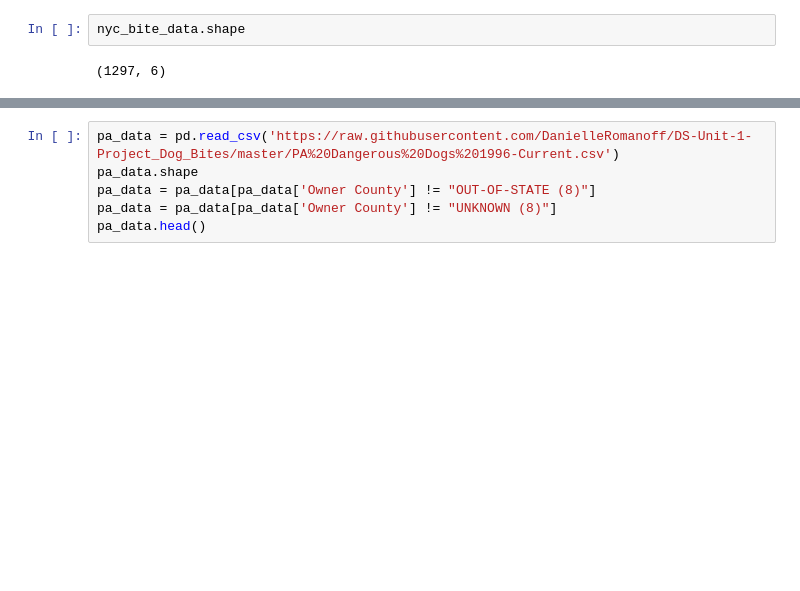
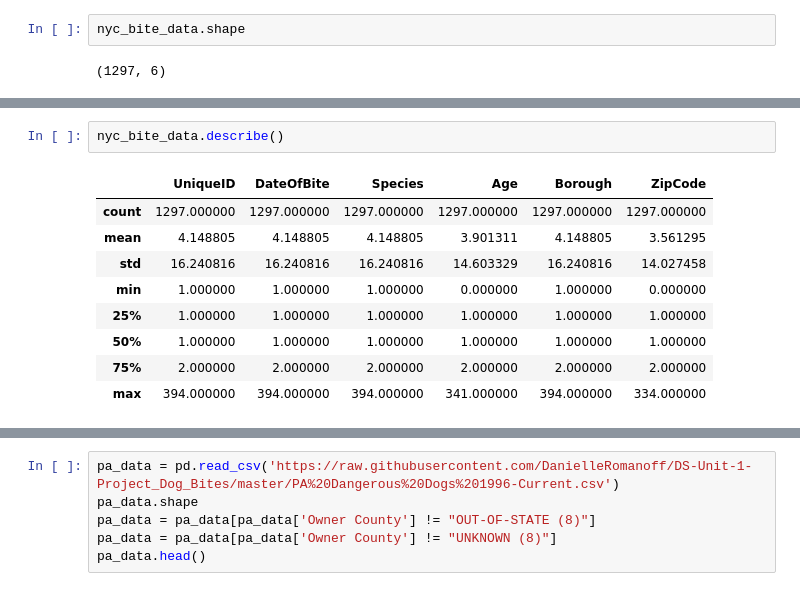
Before and after one commit to DanielleRomanoff/DS-Unit-1-Project_Dog_Bites, a Jupyter notebook: Dog Bites Project Technical.ipynb, the cells around one changed output, grey strips where cells are left out. Saved outputs shown, nothing was run; the diff lists cells and outputs as text; blank space fills up the shorter version.

```diff
--- a/Dog Bites Project.ipynb
+++ b/Dog Bites Project Technical.ipynb
@@ -63,3 +90,15 @@ total_males = males['Gender'].value_counts()
+# %%
+nyc_bite_data.describe()
+# %% [output]
+|  | UniqueID | DateOfBite | Species | Age | Borough | ZipCode |
+| count | 1297.000000 | 1297.000000 | 1297.000000 | 1297.000000 | 1297.000000 | 1297.000000 |
+| mean | 4.148805 | 4.148805 | 4.148805 | 3.901311 | 4.148805 | 3.561295 |
+| std | 16.240816 | 16.240816 | 16.240816 | 14.603329 | 16.240816 | 14.027458 |
+| min | 1.000000 | 1.000000 | 1.000000 | 0.000000 | 1.000000 | 0.000000 |
+| 25% | 1.000000 | 1.000000 | 1.000000 | 1.000000 | 1.000000 | 1.000000 |
+| 50% | 1.000000 | 1.000000 | 1.000000 | 1.000000 | 1.000000 | 1.000000 |
+| 75% | 2.000000 | 2.000000 | 2.000000 | 2.000000 | 2.000000 | 2.000000 |
+| max | 394.000000 | 394.000000 | 394.000000 | 341.000000 | 394.000000 | 334.000000 |
 # %%
 females = nyc_data[nyc_data['Gender'] == 'F']
 # ['Breed'].value_counts()
```
Also changed, not shown: parts of 7 cells of this notebook, 6 other files.
